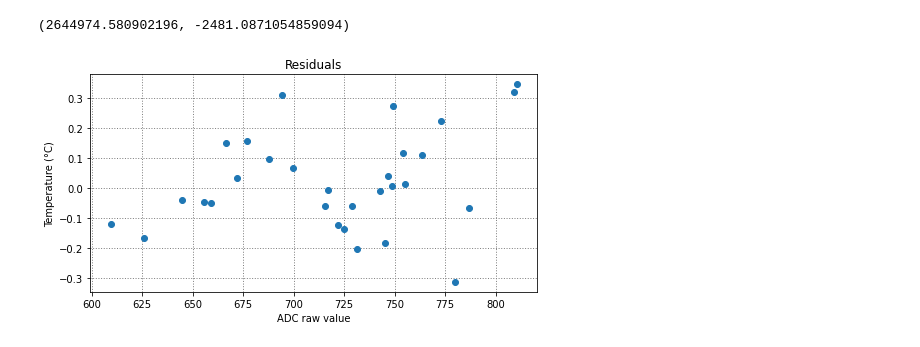
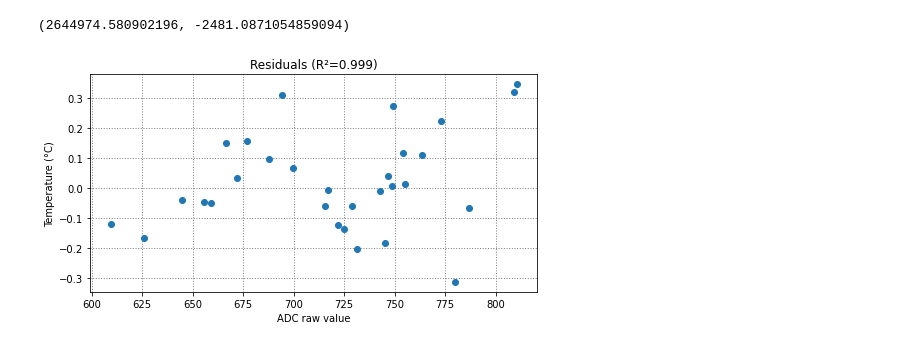
Before and after one commit to henrythasler/sensor-gateway, a Jupyter notebook: docs/temperature-calculation.ipynb, the cells around one changed output. Drawn from its saved outputs; the diff is of its cells as text; code cells hidden in the pictures.

```diff
--- a/docs/temperature-calculation.ipynb
+++ b/docs/temperature-calculation.ipynb
@@ -196,21 +195,21 @@ a,b
 # %%
 def func(x, a, b):
     RT = a/x+b
     return B * T_N / (B + np.log(RT/R_N)*T_N)
 
 x_data = raw
 residuals = temp-func(x_data, 2622921.367, -2449.817);
 
 ss_res = np.sum(residuals**2)
 ss_tot = np.sum((temp-np.mean(temp))**2)
 r_squared = 1 - (ss_res / ss_tot)
 
 plt.rcParams['figure.figsize'] = [8,4]
 plt.plot(x_data, residuals, 'o', label='residuals');
 plt.grid(color='grey', linestyle=':', linewidth=1)
 
-plt.title('Residuals');
+plt.title('Residuals (R²={:.3})'.format(r_squared));
 plt.xlabel('ADC raw value');
 plt.ylabel('Temperature (°C)');
 # %% [output]
-[figure, old version]
+[figure, new version]
```
Also changed, not shown: parts of 4 cells of this notebook, 1 other file.
